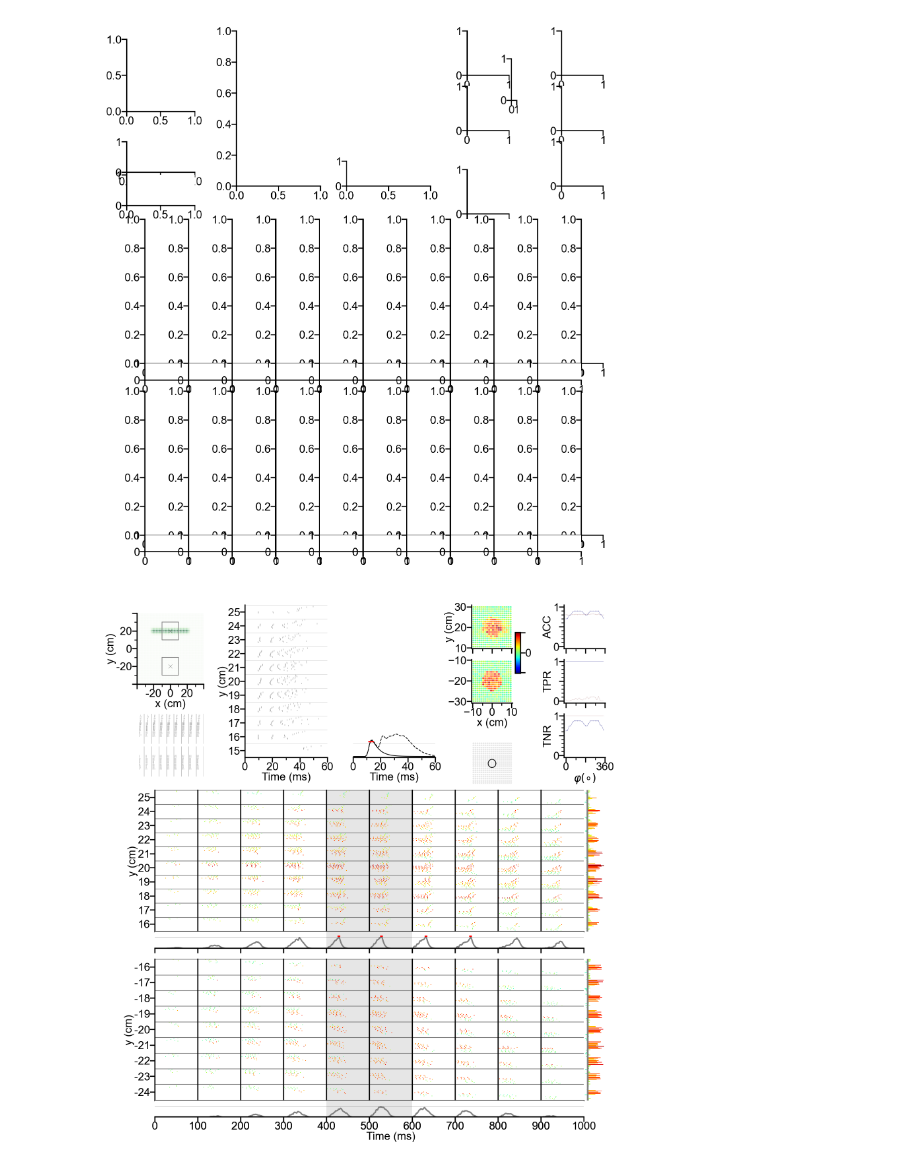
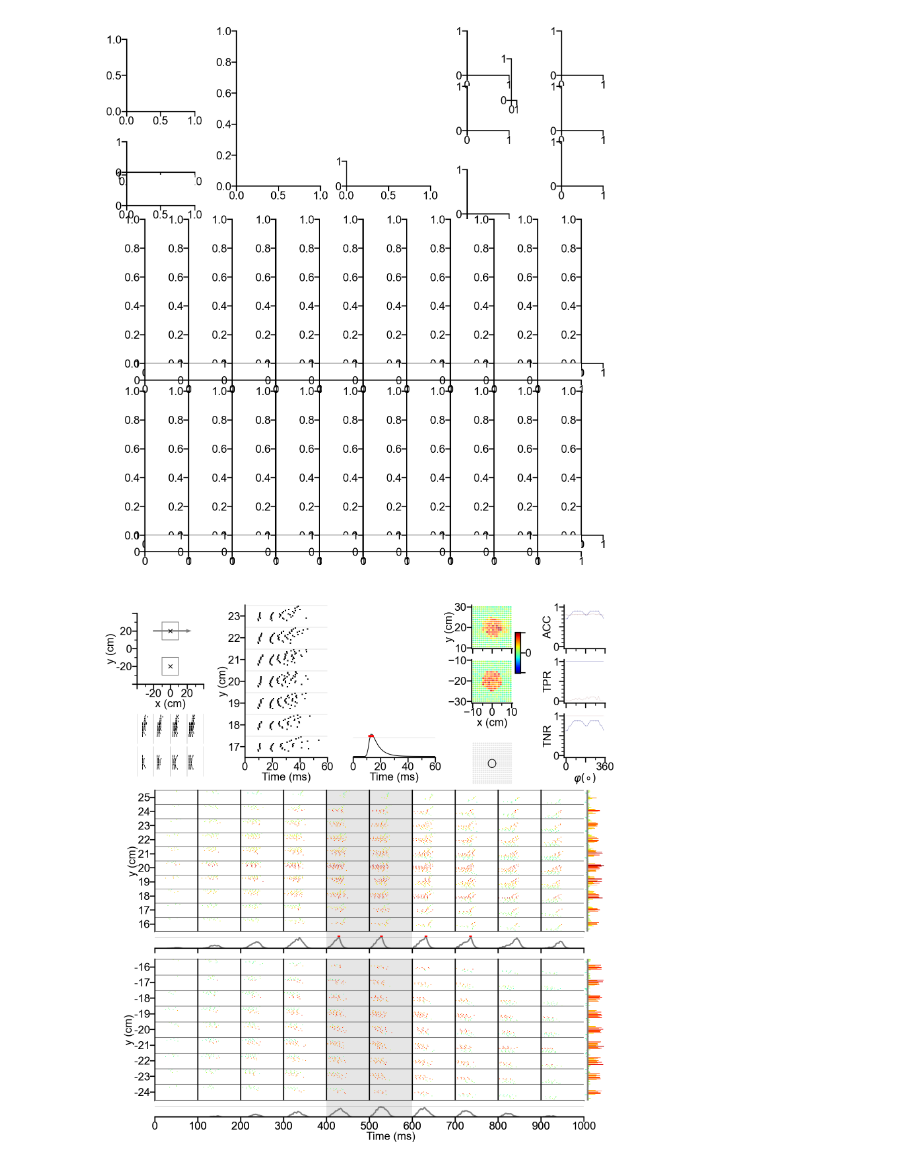
Before and after one commit to yyhhoi/directionalnet, a Jupyter notebook: Check_tempotron_ALLdirections.ipynb, the cells around one changed output. Drawn from its saved outputs; the diff is of its cells as text; code cells hidden in the pictures.

```diff
--- a/Check_tempotron_ALLdirections.ipynb
+++ b/Check_tempotron_ALLdirections.ipynb
@@ -220,8 +220,8 @@ for exin_i, exintag in enumerate(['ex', 'in']):
     temN_tax = np.arange(0, 100, 1)
     temN = Tempotron(N=N, lr=0.01, Vthresh=Vthresh, tau=5, tau_s=5/4, w_seed=0)
     temN.w = temNw
-    Y_train_ori_pred, koutori_train_ori, tspout_train_ori, kout_train_ori  = temN.predict(X_train_ori, temN_tax)
-    Y_test_ori_pred, koutori_test_ori, tspout_test_ori, kout_test_ori  = temN.predict(X_test_ori, temN_tax)
+    Y_train_ori_pred, koutori_train_ori, tspout_train_ori, kout_train_ori  = temN.predict(X_train_ori, temN_tax, shunt=True)
+    Y_test_ori_pred, koutori_test_ori, tspout_test_ori, kout_test_ori  = temN.predict(X_test_ori, temN_tax, shunt=True)
 
     # # Plot training sequence (Ex+In) examples
     yoffset = 20 if exintag=='in' else -20
@@ -231,10 +231,10 @@ for exin_i, exintag in enumerate(['ex', 'in']):
     tsp_yfixed = X_train_ori[:, idx_down:idx_up]
     for yi in range(20):
         tsp_train = np.concatenate([tsp_yfixed[mi, yi] + (mi * 100) for mi in range(tsp_yfixed.shape[0])])
-        ax_exinSeq[exin_i].scatter(tsp_train, [yi]*tsp_train.shape[0], s=1, lw=0.07, c='k', marker='|')
-    for thetai in range(1, 10):
+        ax_exinSeq[exin_i].scatter(tsp_train, [yi]*tsp_train.shape[0], s=1, lw=0.5, c='k', marker='|')
+    for thetai in range(0, 10):
         ax_exinSeq[exin_i].axvline(thetai * 100, c='k', lw=0.1)
-    ax_exinSeq[exin_i].set_xlim(0, 900)
+    ax_exinSeq[exin_i].set_xlim(0, 400)
     ax_exinSeq[exin_i].set_ylim(0, 20)
     ax_exinSeq[exin_i].axis('off')
 
@@ -243,7 +243,7 @@ for exin_i, exintag in enumerate(['ex', 'in']):
         chosen_cycle = 5
         tsp_ally = np.concatenate(X_train_ori[chosen_cycle, :])
         nidx_ally = np.concatenate([ np.ones(X_train_ori[chosen_cycle, yi].shape[0]) * yi for yi in range(N)])
-        ax_tem.scatter(tsp_ally, nidx_ally, s=1, lw=0.1, c='k', marker='|')
+        ax_tem.scatter(tsp_ally, nidx_ally, s=1, lw=1, c='k', marker='|')
         ysepN_ax = np.arange(0, 400, 20).astype(int)
         ysep_ax = ysepN_ax -0.5
         for ysep in ysep_ax:
@@ -256,10 +256,9 @@ for exin_i, exintag in enumerate(['ex', 'in']):
         ax_tem.set_ylabel('y (cm)')
         ax_tem.set_yticks(ysepN_ax + 10)
         ax_tem.set_yticklabels(np.around(yytun1d[all_nidx[ysepN_ax+10]], 0).astype(int).astype(str))
-        ax_tem.set_ylim(80, 300)
+        ax_tem.set_ylim(120, 260)
 
         ax_trace.plot(temN_tax, kout_train_ori[chosen_cycle], lw=0.5, color='k')
-        ax_trace.plot(temN_tax, koutori_train_ori[chosen_cycle], lw=0.5, color='k', linestyle='--')
         ax_trace.axhline(Vthresh, color='gray', lw=0.1)
         ax_trace.eventplot([tspout_train_ori[chosen_cycle][0]], lineoffsets=2.2, linelengths=0.2, color='r', linewidths=4, zorder=3)
         ax_trace.spines.left.set_visible(False)
@@ -315,8 +314,8 @@ for mosi in range(mos_actx.shape[0]):
     actx, acty = mos_actx[mosi], mos_acty[mosi]
     zzgauca3[:, mosi] = np.exp(- ((xxtun1dca3-actx)**2 + (yytun1dca3-acty)**2)  / (2 * (2 ** 2)))
 zzgauca3 = np.max(zzgauca3, axis=1)
-ax_trainScheme.scatter(xxtun1dca3, yytun1dca3, c=zzgauca3, cmap='Greens', s=0.1, lw=0.1)
-ax_trainScheme.scatter((0, 0), (20, -20), c='k', s=8, lw=0.1, marker='x')
+ax_trainScheme.arrow(-20, 20, 40, 0, width=0.01, head_width=2, color='gray')
+ax_trainScheme.scatter((0, 0), (20, -20), c='k', s=8, lw=0.5, marker='x')
 ax_trainScheme.set_xlabel('x (cm)')
 ax_trainScheme.set_ylabel('y (cm)')
 
@@ -330,31 +329,31 @@ for ax_each in [ax_trainScheme]:
     ax_each.plot((-10, 10, 10, -10, -10), (30, 30, 10, 10, 30), linewidth=0.5, color='gray')   # In
     ax_each.plot((-10, 10, 10, -10, -10), (-10, -10, -30, -30, -10), linewidth=0.5, color='gray')   # Ex
     ax_each.set_xlim(-40, 40)
     ax_each.set_ylim(-40, 40)
     ax_each.set_xticks(np.arange(-40, 41, 20))
     ax_each.set_xticklabels(['', '-20', '0', '20', ''])
     ax_each.set_xticks(np.arange(-40, 41, 10), minor=True)
     ax_each.set_yticks(np.arange(-40, 41, 20))
     ax_each.set_yticklabels(['', '-20', '0', '20', ''])
     ax_each.set_yticks(np.arange(-40, 41, 10), minor=True)
 for ax_i, ax_each in enumerate([ax_acc, ax_tpr, ax_tnr]):
     ax_each.set_xticks([0, 180, 360])
     ax_each.set_xticks([90, 270], minor=True)
     ax_each.set_xticklabels(['0', '', '360'])
     ax_each.set_yticks([0, 0.5, 1])
     if ax_i < 2:
         ax_each.set_xticklabels([])
 
     ax_each.set_yticklabels(['0', '', '1'])
     ax_each.set_yticks(np.arange(0, 1, 0.1), minor=True)
     ax_each.set_ylim(-0.05, 1.05)
 ax_acc.set_ylabel('ACC')
 ax_tpr.set_ylabel('TPR')
 ax_tnr.set_ylabel('TNR')
 ax_tnr.set_xlabel(r'$\varphi (\circ)$')
 fig.savefig(join(plot_dir, 'fig6.png'), dpi=300)
 fig.savefig(join(plot_dir, 'fig6.pdf'))
 fig.savefig(join(plot_dir, 'fig6.eps'))
 fig
 # %% [output]
-[figure, old version]
+[figure, new version]
```
Also changed, not shown: 3 other files.
